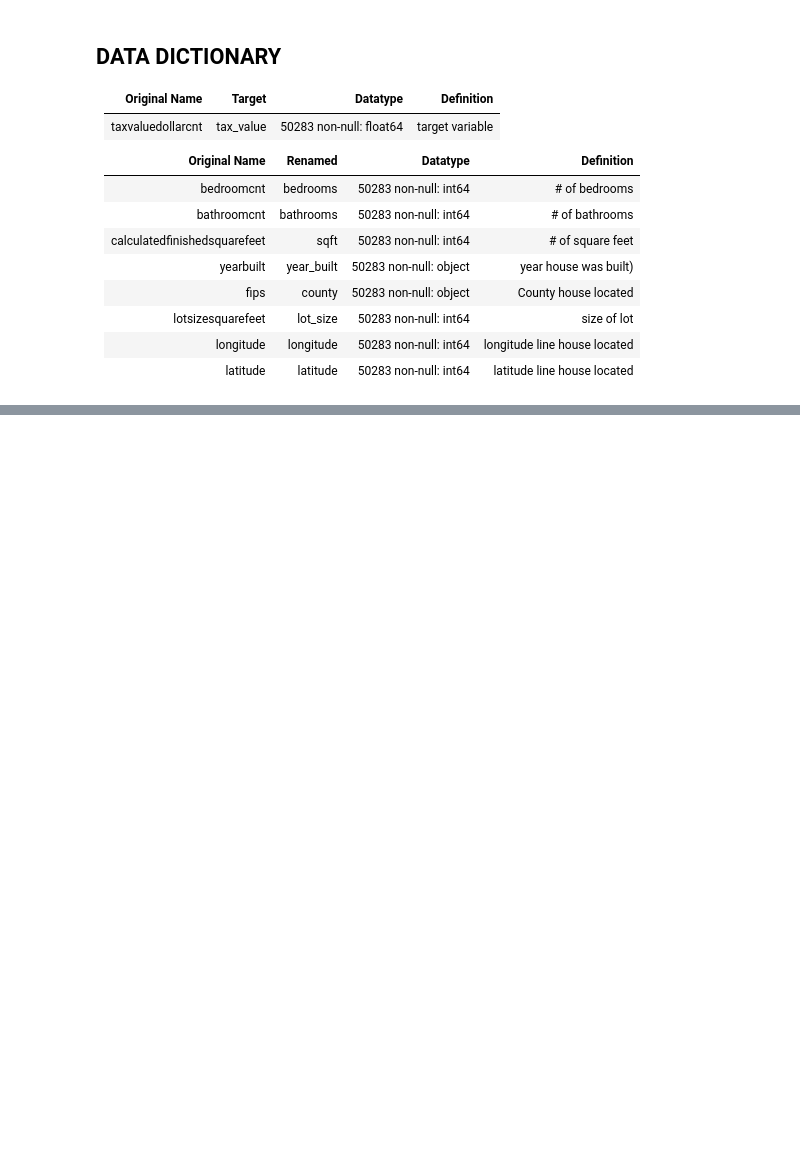
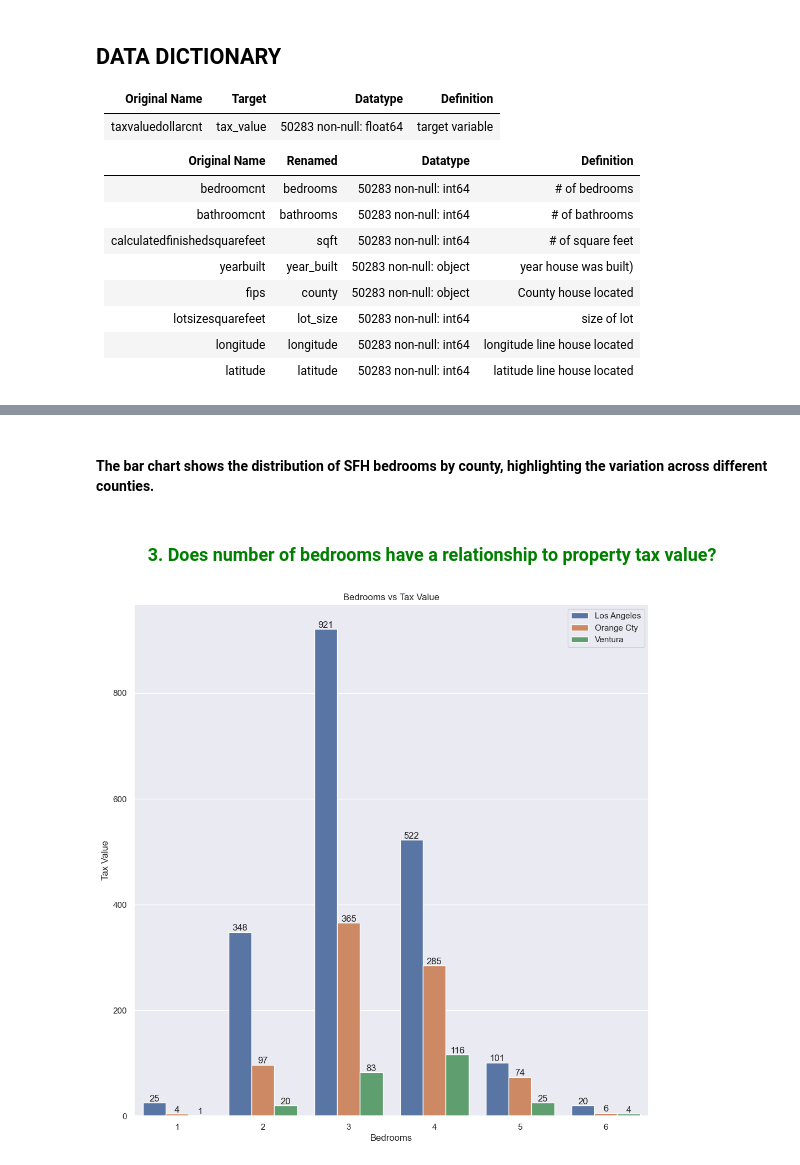
Before and after one commit to annie-carter/regression_project, a Jupyter notebook: final_report.ipynb, the cells around one changed output, grey strips where cells are left out. Cells and saved outputs as stored; diff of their text form; code cells hidden in the pictures; blank space fills up the shorter version.

```diff
--- a/final_report.ipynb
+++ b/final_report.ipynb
@@ -95,0 +163,9 @@ df = w.split_zillow(df)
+# %% [markdown]
+#### The bar chart shows the distribution of SFH bedrooms by county, highlighting the variation across different counties.
+# %% [markdown]
+###  <div style="text-align: center;"><span style="color: green;"> 3. Does number of bedrooms have a relationship to property tax value?
+# %%
+#Normal distribution of bedrooms compared to county
+e.bed_in_bar(train)
+# %% [output]
+[figure, added]
```
Also changed, not shown: parts of 43 cells of this notebook, 4 other files.
